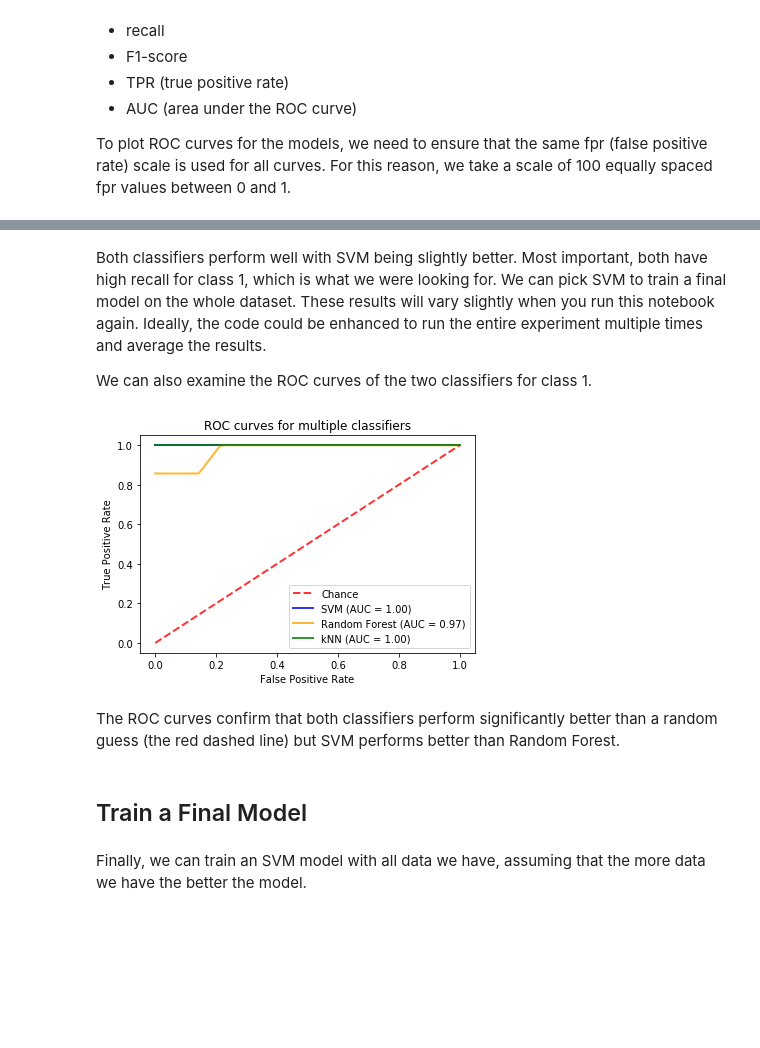
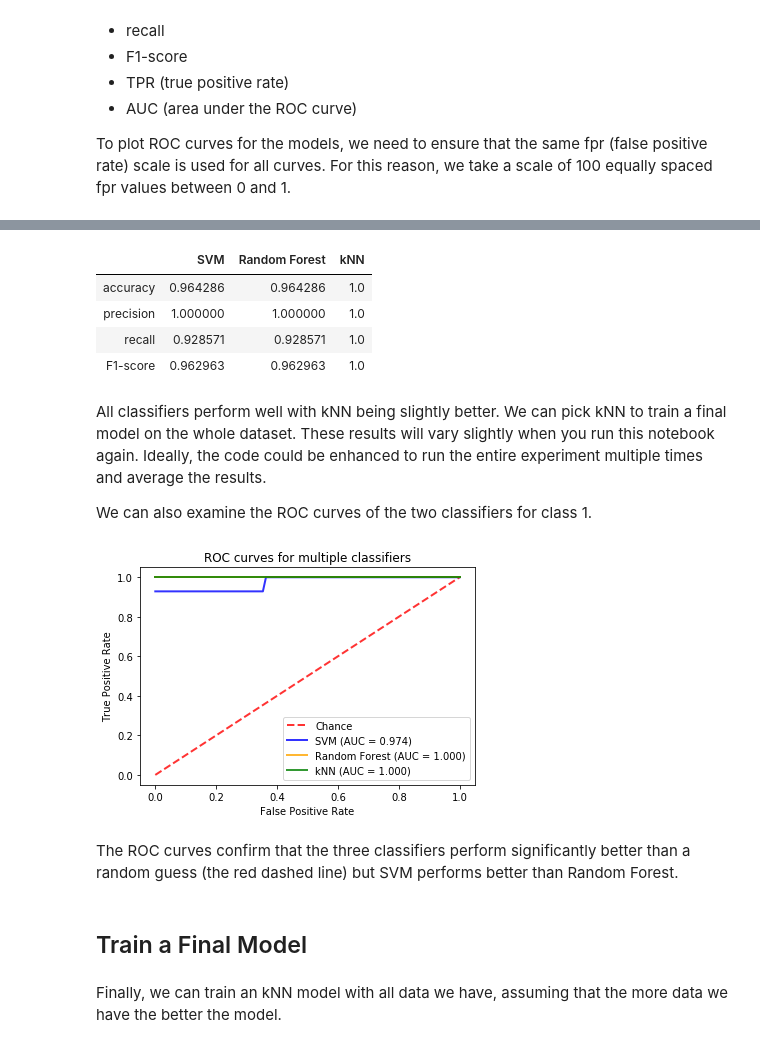
Before and after one commit to PaulOHannigan/sharing-Jupyter, a Jupyter notebook: etivity4.ipynb, the cells around one changed output, grey strips where cells are left out. Saved outputs shown, nothing was run; the diff lists cells and outputs as text; code cells hidden in the pictures; blank space fills up the shorter version.

```diff
--- a/etivity4.ipynb
+++ b/etivity4.ipynb
@@ -91,16 +94,11 @@ We will attempt training SVM and Random Forest classifiers. We will tune their p
 
 First, we need to prepare two lists of column names. The list `names_outliers` contains the names of the 2 columns to which we will apply log transformation followed by `RobustScaler`. The list `names_no_outliers` contains the names of all other predictor columns to which we will apply `StandardScaler`.
 # %%
-# First, we need to prepare two lists of column names.
-# The list `names_outliers` contains the names of the three columns to which we will apply log transformation
-# followed by `RobustScaler`. The list `names_no_outliers` contains the names of all other predictor columns
-# to which we will apply `StandardScaler`.
-
 # store a list with the names of all predictors
 names_all = [c for c in df if c not in ['type']]
 
 # define column groups with same data preparation
-names_outliers = ['asymmetry coefficient','compactness']
+names_outliers = ['length of kernel groove']
 names_no_outliers = list(set(names_all) - set(names_outliers))
 # %% [markdown]
 After splitting a dataset into a training and test datasets, the names of the columns are lost. This is the reason, we stored the names of the columns in lists above. We will use the following class in the preprocessing pipeline to put the names of the columns back. We need this to easily apply the different preparation strategies to the two groups of columns.
@@ -172,8 +170,8 @@ pipe = Pipeline(steps=[('preprocess', preprocess_pipeline), ('svm', svm.SVC(prob
 # note also that this is not an exhaustive list of the parameters of svn.SVC and their possible values
 
 param_grid = {
-    'svm__C': [0.1, 1, 10, 100],
-    'svm__gamma': [1, 0.1, 0.01, 0.001],
+    'svm__C': [0.01, 0.1, 1, 10],
+    'svm__gamma': [0.001, 0.01, 0.1, 1, 10],
     'svm__kernel': ['rbf', 'linear', 'poly']}
 
 search = GridSearchCV(pipe, param_grid, cv=10, iid=False, refit=True)
@@ -199,8 +197,9 @@ pipe = Pipeline(steps=[('preprocess', preprocess_pipeline), ('rf', RandomForestC
 # note that __ can be used to specify the name of a parameter for a specific element in a pipeline
 # note also that this is not an exhaustive list of the parameters of RandomForestClassifier and their possible values
 param_grid = {
-    'rf__n_estimators' : [10,20,30],
-    'rf__max_depth': [2, 4, 6, 8]
+    'rf__n_estimators' : [100, 125, 150],
+    'rf__max_depth': [16, 24, 32],
+    'rf__min_samples_split': [0.001, 0.01, 0.1]
 }
 
 search = GridSearchCV(pipe, param_grid, cv=10, iid=False, refit=True)
@@ -222,11 +221,11 @@ pipe = Pipeline(steps=[('preprocess', preprocess_pipeline), ('kNN', KNeighborsCl
 # note that __ can be used to specify the name of a parameter for a specific element in a pipeline
 # note also that this is not an exhaustive list of the parameters of RandomForestClassifier and their possible values
 param_grid = {
-    'kNN__n_neighbors' : [4,5,6],
+    'kNN__n_neighbors' : [1, 2, 3, 4],
     'kNN__weights' : ['uniform','distance'],
     'kNN__algorithm' : ['ball_tree','kd_tree'],
-    'kNN__leaf_size' : [10,20,30],
-    'kNN__p' : [1,2]
+    'kNN__leaf_size' : [1,2,3],
+    'kNN__p' : [1, 2, 3]
 }
 
 search = GridSearchCV(pipe, param_grid, cv=10, iid=False, refit=True)
@@ -308,23 +307,31 @@ plt.show()
+# %%
+df_metrics
+# %% [output]
+|  | SVM | Random Forest | kNN |
+| accuracy | 0.964286 | 0.964286 | 1.0 |
+| precision | 1.000000 | 1.000000 | 1.0 |
+| recall | 0.928571 | 0.928571 | 1.0 |
+| F1-score | 0.962963 | 0.962963 | 1.0 |
 # %% [markdown]
-Both classifiers perform well with SVM being slightly better. Most important, both have high recall for class 1, which is what we were looking for. We can pick SVM to train a final model on the whole dataset. These results will vary slightly when you run this notebook again. Ideally, the code could be enhanced to run the entire experiment multiple times and average the results.
+All classifiers perform well with kNN being slightly better. We can pick kNN to train a final model on the whole dataset. These results will vary slightly when you run this notebook again. Ideally, the code could be enhanced to run the entire experiment multiple times and average the results.
 
 We can also examine the ROC curves of the two classifiers for class 1.
 # %%
 plt.plot([0, 1], [0, 1], linestyle='--', lw=2, color='r', label='Chance', alpha=0.8)
-plt.plot(mean_fpr, SVM_tpr[0,:], lw=2, color='blue', label='SVM (AUC = %0.2f)' % (SVM_auc), alpha=0.8)
-plt.plot(mean_fpr, RF_tpr[0,:], lw=2, color='orange', label='Random Forest (AUC = %0.2f)' % (RF_auc), alpha=0.8)
-plt.plot(mean_fpr, kNN_tpr[0,:], lw=2, color='green', label='kNN (AUC = %0.2f)' % (kNN_auc), alpha=0.8)
+plt.plot(mean_fpr, SVM_tpr[0,:], lw=2, color='blue', label='SVM (AUC = %0.3f)' % (SVM_auc), alpha=0.8)
+plt.plot(mean_fpr, RF_tpr[0,:], lw=2, color='orange', label='Random Forest (AUC = %0.3f)' % (RF_auc), alpha=0.8)
+plt.plot(mean_fpr, kNN_tpr[0,:], lw=2, color='green', label='kNN (AUC = %0.3f)' % (kNN_auc), alpha=0.8)
 plt.xlabel('False Positive Rate')
 plt.ylabel('True Positive Rate')
 plt.title('ROC curves for multiple classifiers')
 plt.legend(loc="lower right")
 plt.show()
 # %% [output]
-[figure, old version]
+[figure, new version]
 # %% [markdown]
-The ROC curves confirm that both classifiers perform significantly better than a random guess (the red dashed line) but SVM performs better than Random Forest.
+The ROC curves confirm that the three classifiers perform significantly better than a random guess (the red dashed line) but SVM performs better than Random Forest.
 # %% [markdown]
 ## Train a Final Model
 # %% [markdown]
-Finally, we can train an SVM model with all data we have, assuming that the more data we have the better the model.
+Finally, we can train an kNN model with all data we have, assuming that the more data we have the better the model.
 # %%
```
Also changed, not shown: parts of 17 cells of this notebook.
